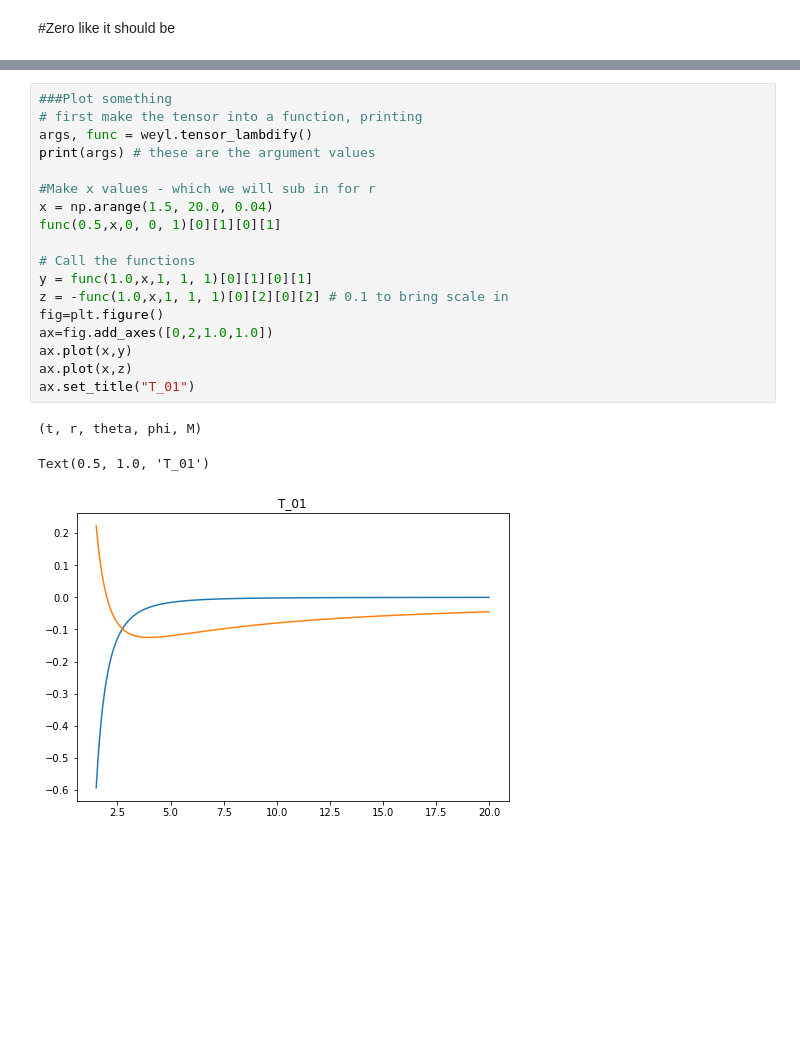
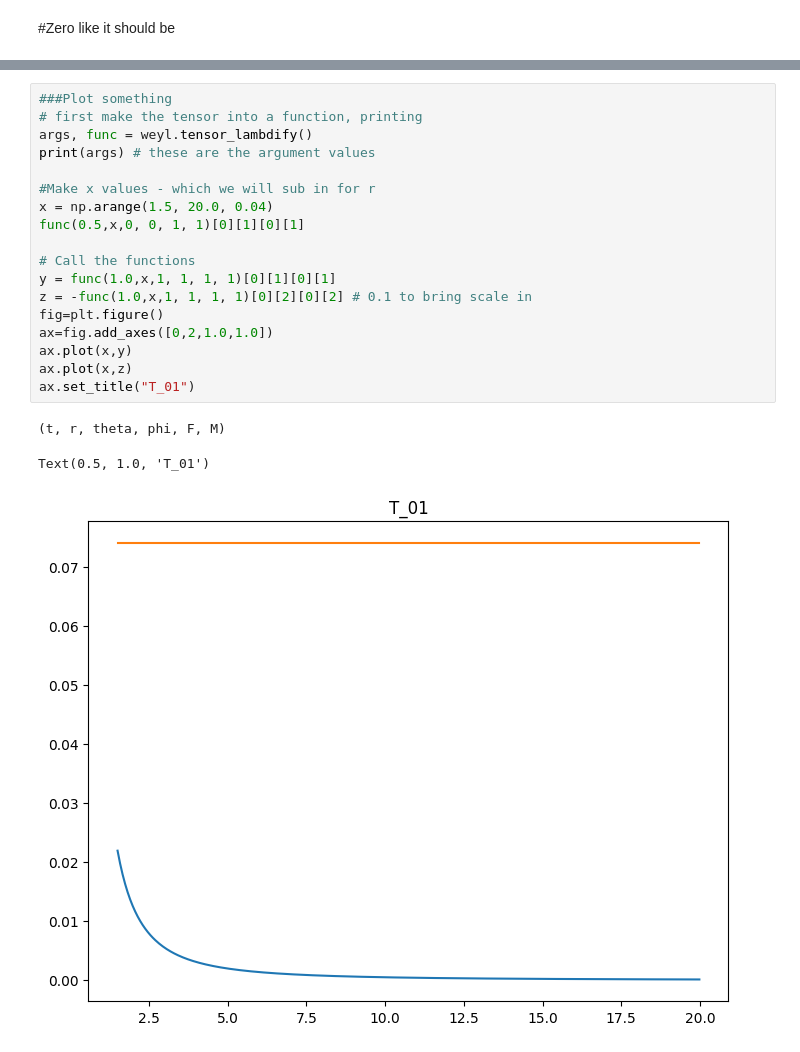
Before and after one commit to tomandersen/jupyter, a Jupyter notebook: 2021/tachyon/Schwarschild-Vaidya.ipynb, the cells around one changed output, grey strips where cells are left out. Cells and saved outputs as stored; diff of their text form; blank space fills up the shorter version.

```diff
--- a/2021/tachyon/Schwarschild-Vaidya.ipynb
+++ b/2021/tachyon/Schwarschild-Vaidya.ipynb
@@ -93,22 +77,22 @@ weyl[0,2,0,2]
 # %%
 ###Plot something
 # first make the tensor into a function, printing
 args, func = weyl.tensor_lambdify()
 print(args) # these are the argument values
 
 #Make x values - which we will sub in for r
 x = np.arange(1.5, 20.0, 0.04)
-func(0.5,x,0, 0, 1)[0][1][0][1]
+func(0.5,x,0, 0, 1, 1)[0][1][0][1]
 
 # Call the functions
-y = func(1.0,x,1, 1, 1)[0][1][0][1]
-z = -func(1.0,x,1, 1, 1)[0][2][0][2] # 0.1 to bring scale in
+y = func(1.0,x,1, 1, 1, 1)[0][1][0][1]
+z = -func(1.0,x,1, 1, 1, 1)[0][2][0][2] # 0.1 to bring scale in
 fig=plt.figure()
 ax=fig.add_axes([0,2,1.0,1.0])
 ax.plot(x,y)
 ax.plot(x,z)
 ax.set_title("T_01")
 # %% [output]
-(t, r, theta, phi, M)
+(t, r, theta, phi, F, M)
 Text(0.5, 1.0, 'T_01')
-[figure, old version]
+[figure, new version]
```
Also changed, not shown: parts of 6 cells of this notebook, 8 other files.
